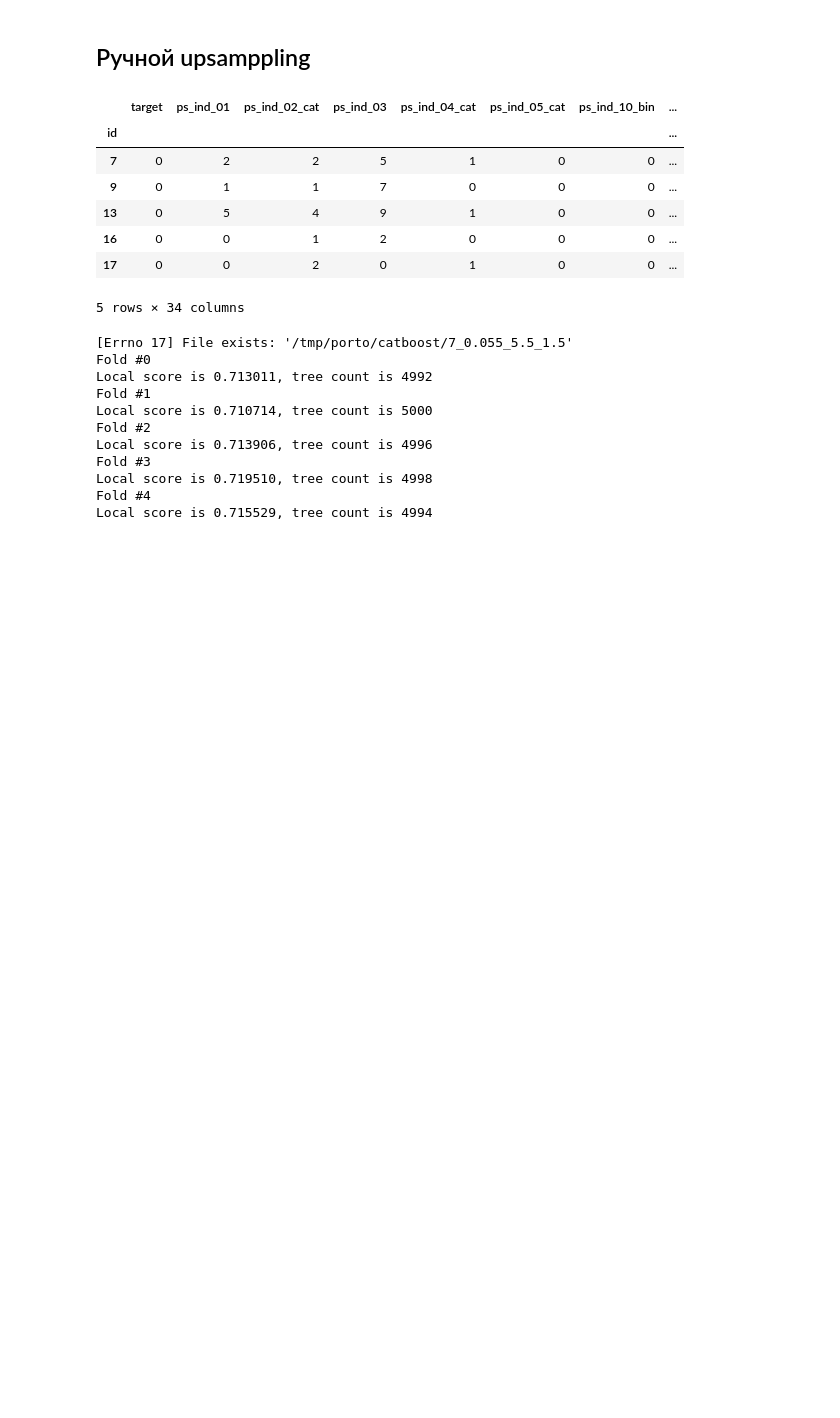
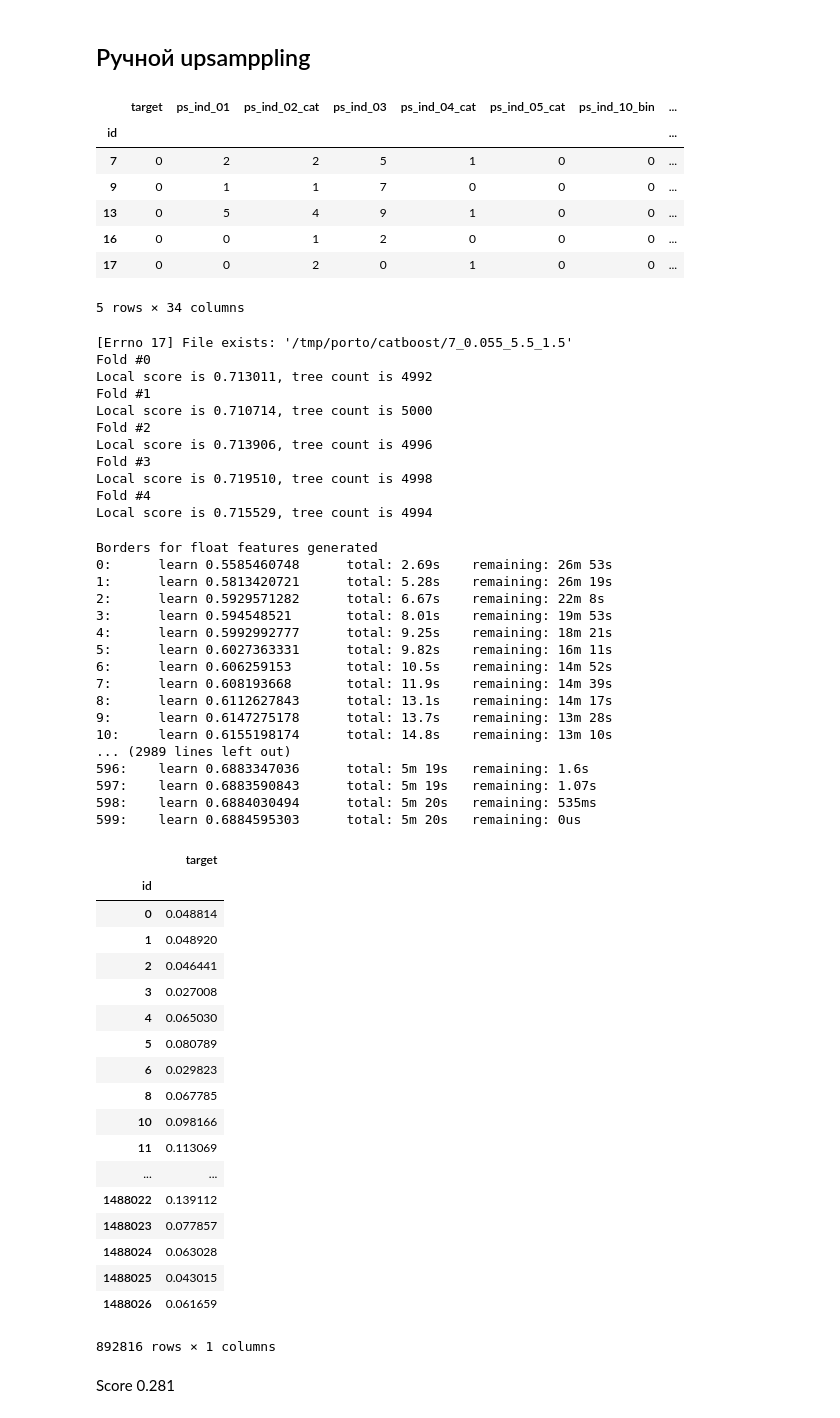
Before and after one commit to PhySci/porto, a Jupyter notebook: upsampling.ipynb, the cells around one changed output. Drawn from its saved outputs; the diff is of its cells as text; code cells hidden in the pictures; blank space fills up the shorter version.

```diff
--- a/upsampling.ipynb
+++ b/upsampling.ipynb
@@ -213,3 +213,44 @@ Fold #3
 Local score is 0.719510, tree count is 4998
 Fold #4
 Local score is 0.715529, tree count is 4994
+# %%
+getPredictions(train_upsampled.drop("target", axis= 1), train_upsampled.target, test, params, n_iter= 600, fName= 'submission27.csv', verbose = True)
+# %% [output]
+Borders for float features generated
+0:      learn 0.5585460748      total: 2.69s    remaining: 26m 53s
+1:      learn 0.5813420721      total: 5.28s    remaining: 26m 19s
+2:      learn 0.5929571282      total: 6.67s    remaining: 22m 8s
+3:      learn 0.594548521       total: 8.01s    remaining: 19m 53s
+4:      learn 0.5992992777      total: 9.25s    remaining: 18m 21s
+5:      learn 0.6027363331      total: 9.82s    remaining: 16m 11s
+6:      learn 0.606259153       total: 10.5s    remaining: 14m 52s
+7:      learn 0.608193668       total: 11.9s    remaining: 14m 39s
+8:      learn 0.6112627843      total: 13.1s    remaining: 14m 17s
+9:      learn 0.6147275178      total: 13.7s    remaining: 13m 28s
+10:     learn 0.6155198174      total: 14.8s    remaining: 13m 10s
+... (2989 lines left out)
+596:    learn 0.6883347036      total: 5m 19s   remaining: 1.6s
+597:    learn 0.6883590843      total: 5m 19s   remaining: 1.07s
+598:    learn 0.6884030494      total: 5m 20s   remaining: 535ms
+599:    learn 0.6884595303      total: 5m 20s   remaining: 0us
+|  | target |
+| id |  |
+| 0 | 0.048814 |
+| 1 | 0.048920 |
+| 2 | 0.046441 |
+| 3 | 0.027008 |
+| 4 | 0.065030 |
+| 5 | 0.080789 |
+| 6 | 0.029823 |
+| 8 | 0.067785 |
+| 10 | 0.098166 |
+| 11 | 0.113069 |
+| ... | ... |
+| 1488022 | 0.139112 |
+| 1488023 | 0.077857 |
+| 1488024 | 0.063028 |
+| 1488025 | 0.043015 |
+| 1488026 | 0.061659 |
+892816 rows × 1 columns
+# %% [markdown]
+Score 0.281
```
Also changed, not shown: 4 other files.
